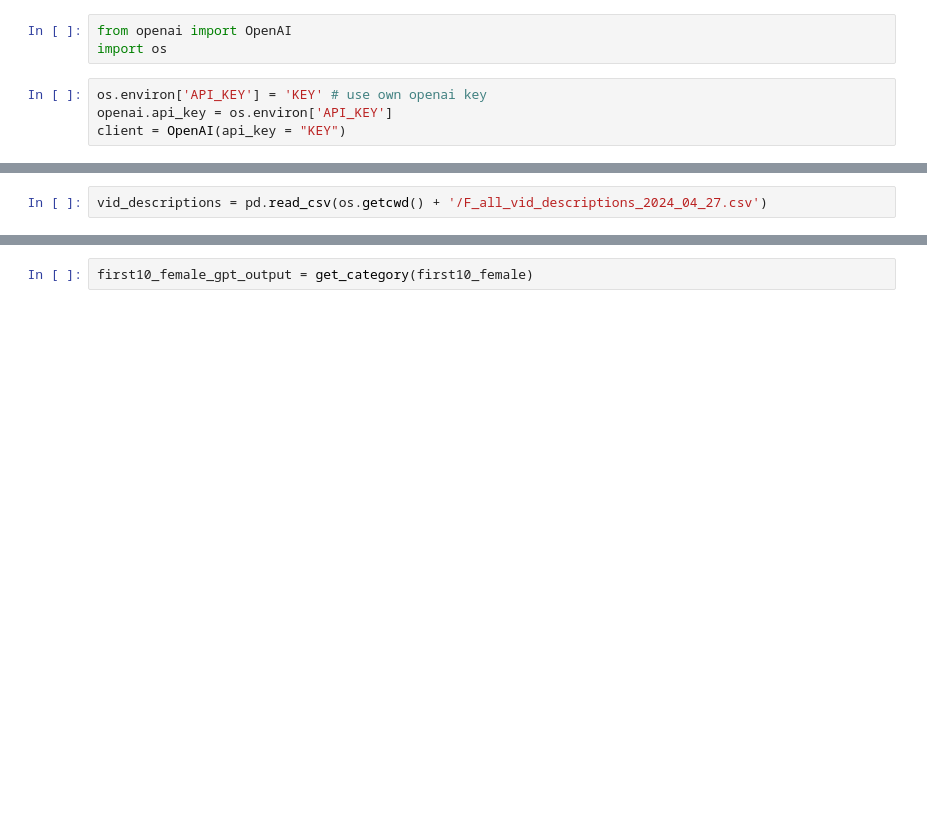
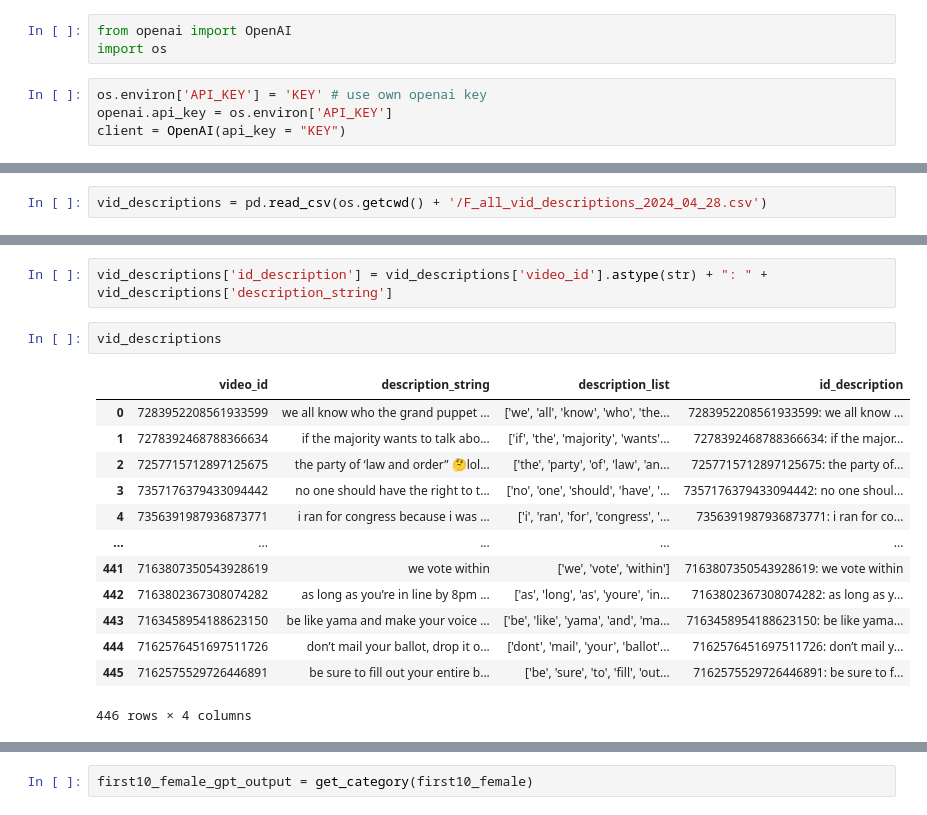
Before and after one commit to tsrogers9/CS315-proj3-group2, a Jupyter notebook: 2-analysis/gpt_categorization.ipynb, the cells around one changed output, grey strips where cells are left out. Saved outputs shown, nothing was run; the diff lists cells and outputs as text; blank space fills up the shorter version.

```diff
--- a/2-analysis/gpt_categorization.ipynb
+++ b/2-analysis/gpt_categorization.ipynb
@@ -63,2 +59,2 @@ os.getcwd() + 'F_all_vid_descriptions_2024_04_27.csv'
 # %%
-vid_descriptions = pd.read_csv(os.getcwd() + '/F_all_vid_descriptions_2024_04_27.csv')
+vid_descriptions = pd.read_csv(os.getcwd() + '/F_all_vid_descriptions_2024_04_28.csv')
@@ -65 +77,19 @@ vid_descriptions = pd.read_csv(os.getcwd() + '/F_all_vid_descriptions_2024_04_27
+# %%
+vid_descriptions['id_description'] = vid_descriptions['video_id'].astype(str) + ": " + vid_descriptions['description_string']
+# %%
+vid_descriptions
+# %% [output]
+|  | video_id | description_string | description_list | id_description |
+| 0 | 7283952208561933599 | we all know who the grand puppet ... | ['we', 'all', 'know', 'who', 'the... | 7283952208561933599: we all know ... |
+| 1 | 7278392468788366634 | if the majority wants to talk abo... | ['if', 'the', 'majority', 'wants'... | 7278392468788366634: if the major... |
+| 2 | 7257715712897125675 | the party of ‘law and order” 🤔lol... | ['the', 'party', 'of', 'law', 'an... | 7257715712897125675: the party of... |
+| 3 | 7357176379433094442 | no one should have the right to t... | ['no', 'one', 'should', 'have', '... | 7357176379433094442: no one shoul... |
+| 4 | 7356391987936873771 | i ran for congress because i was ... | ['i', 'ran', 'for', 'congress', '... | 7356391987936873771: i ran for co... |
+| ... | ... | ... | ... | ... |
+| 441 | 7163807350543928619 | we vote within | ['we', 'vote', 'within'] | 7163807350543928619: we vote within |
+| 442 | 7163802367308074282 | as long as you’re in line by 8pm ... | ['as', 'long', 'as', 'youre', 'in... | 7163802367308074282: as long as y... |
+| 443 | 7163458954188623150 | be like yama and make your voice ... | ['be', 'like', 'yama', 'and', 'ma... | 7163458954188623150: be like yama... |
+| 444 | 7162576451697511726 | don’t mail your ballot, drop it o... | ['dont', 'mail', 'your', 'ballot'... | 7162576451697511726: don’t mail y... |
+| 445 | 7162575529726446891 | be sure to fill out your entire b... | ['be', 'sure', 'to', 'fill', 'out... | 7162575529726446891: be sure to f... |
+446 rows × 4 columns
 # %%
```
Also changed, not shown: parts of 78 cells of this notebook.
